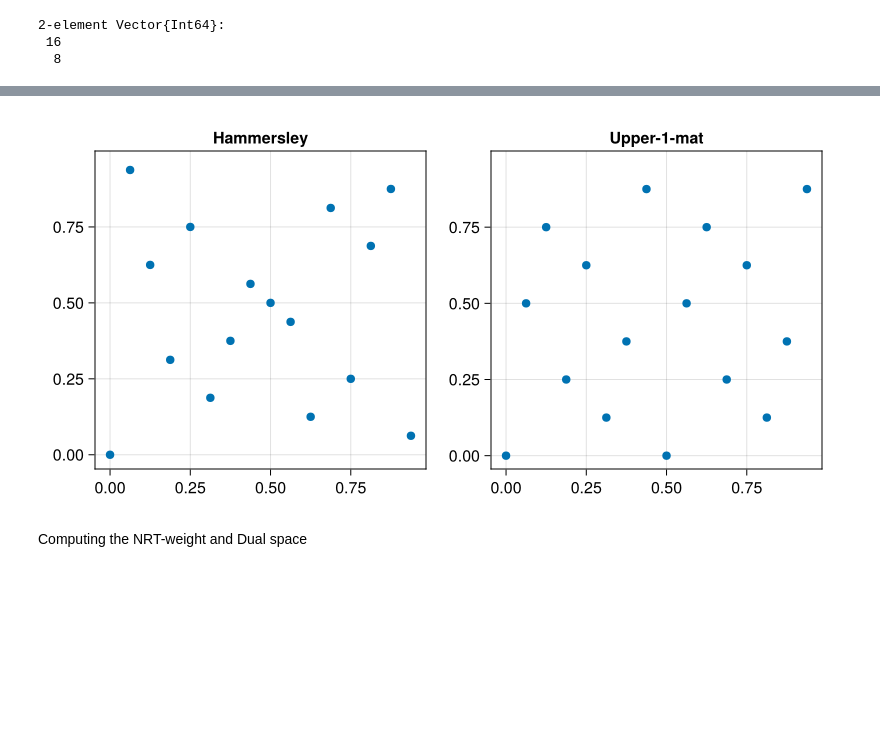
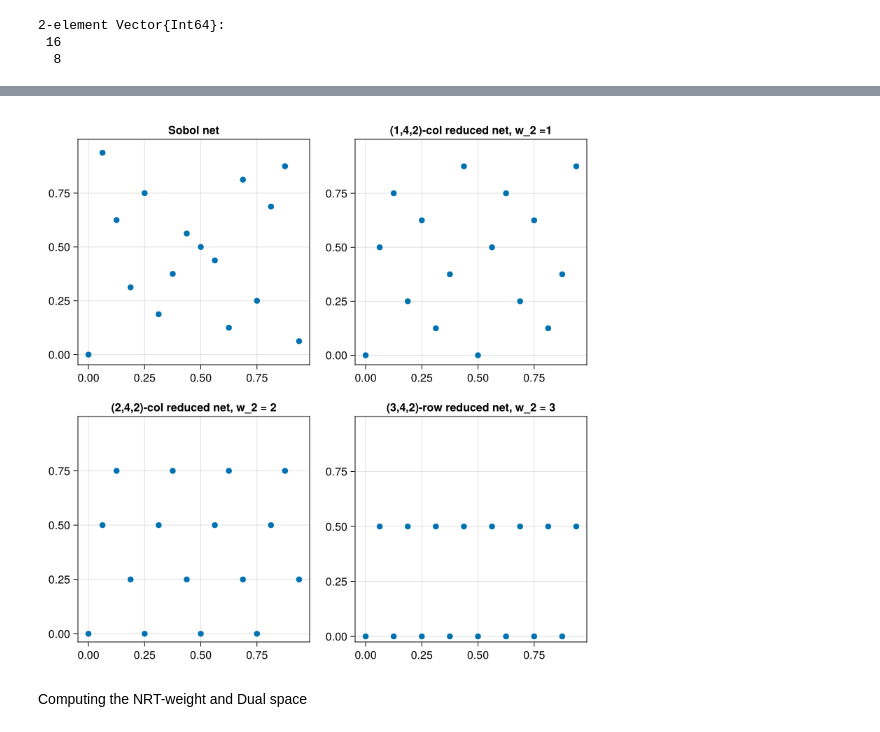
Before and after one commit to Vishnupriya-Anupindi/t_value_experiments, a Jupyter notebook: Reduced_nets.ipynb, the cells around one changed output, grey strips where cells are left out. Saved outputs shown, nothing was run; the diff lists cells and outputs as text; code cells hidden in the pictures; blank space fills up the shorter version.

```diff
--- a/Reduced_nets.ipynb
+++ b/Reduced_nets.ipynb
@@ -232,3 +274,7 @@ unq_coord = [length(pts_j_unq_cr_1), length(pts_j_unq_cr_2)]
 2-element Vector{Int64}:
  16
   8
+# %%
+gen_all_points(C_ccr,b)
+pts_ccr = sort(gen_all_points(C_ccr,b))
+#pts_cr_shift = [pts_cr[i] .+ 0.02 for i in 1:length(pts_cr)]
@@ -304,46 +370,46 @@ pts_rrr_shift = [pts_rrr[i] .+ 0.02 for i in 1:length(pts_rrr)]
 # %%
 #set_theme!(theme_ggplot2())
 # %%
-fig = Figure(resolution = (800, 400))
+fig = Figure(resolution = (800, 800))
 
 #kwargs = (; xminorticksvisible = true, xminorgridvisible = true)
 #xticks = [0.0, 0.5, 1.0], yticks = [0.0, 0.5, 1.0]
 #xminorticks = IntervalsBetween(4), xminorticksvisible = true, ygridvisible = false
 #limits = (nothing,nothing, -0.05, 1)
 
 #ax = Axis(fig[1,1], title = "", limits = (nothing,nothing, -0.05, 1))
 #scatter!( Point2.(pts) )
 
-ax = Axis(fig[1,1],title = "Hammersley",limits = (nothing,nothing, nothing, 1), xticks = [0.0, 0.25, 0.5, 0.75], yticks = [0.0, 0.25, 0.5, 0.75], xminorgridvisible = false, yminorticksvisible = false)
+ax = Axis(fig[1,1],title = "Sobol net",limits = (nothing,nothing, nothing, 1), xticks = [0.0, 0.25, 0.5, 0.75], yticks = [0.0, 0.25, 0.5, 0.75], xminorgridvisible = false, yminorticksvisible = false)
 scatter!( Point2.(pts))
 
 #ax = Axis(fig[1,1], title = "(0,4,2)- net", limits = (nothing,nothing, nothing, 1),  xticks = [0.0, 0.25, 0.5, 0.75], xminorticks = IntervalsBetween(4), xminorticksvisible = true, yticks = [0.0, 0.25, 0.5, 0.75],  xminorgridvisible = true, yminorticksvisible = false, ygridvisible = false)
 #scatter!( Point2.(pts_shift) )
 
-ax = Axis(fig[1,2], title = "Upper-1-mat", limits = (nothing,nothing, nothing, 1), xticks = [0.0, 0.25, 0.5, 0.75], yticks = [0.0, 0.25, 0.5, 0.75],xminorgridvisible = false, yminorticksvisible = false)
+ax = Axis(fig[1,2], title = "(1,$m,2)-col reduced net, w_2 =1", limits = (nothing,nothing, nothing, 1), xticks = [0.0, 0.25, 0.5, 0.75], yticks = [0.0, 0.25, 0.5, 0.75],xminorgridvisible = false, yminorticksvisible = false)
 scatter!( Point2.(pts_cr) )
 
-#ax = Axis(fig[2,1], title = "(2,5,2)-row reduced net, w_2 = 2", limits = (nothing,nothing, nothing, 1), xticks = [0.0, 0.25, 0.5, 0.75], yticks = [0.0, 0.25, 0.5, 0.75],xminorgridvisible = false, yminorticksvisible = false)
-#scatter!( Point2.(pts_rr_shift) )
+ax = Axis(fig[2,1], title = "(2,$m,2)-col reduced net, w_2 = 2", limits = (nothing,nothing, nothing, 1), xticks = [0.0, 0.25, 0.5, 0.75], yticks = [0.0, 0.25, 0.5, 0.75],xminorgridvisible = false, yminorticksvisible = false)
+scatter!( Point2.(pts_ccr) )
 
-#ax = Axis(fig[2,2], title = "(2,5,2)-row reduced net, w_2 = 3", limits = (nothing,nothing, nothing, 1), xticks = [0.0, 0.5, 1.0], yticks = [0.0, 0.5, 1.0],xminorgridvisible = false, yminorticksvisible = false)
-#scatter!( Point2.(pts_rrr_shift) )
+ax = Axis(fig[2,2], title = "(3,$m,2)-row reduced net, w_2 = 3", limits = (nothing,nothing, nothing, 1), xticks = [0.0, 0.25, 0.5, 0.75], yticks = [0.0, 0.25, 0.5, 0.75],xminorgridvisible = false, yminorticksvisible = false)
+scatter!( Point2.(pts_rr) )
 
 
 #ax = Axis(fig[1,2], title = "(2,4,2)-row reduced net, w_2 = 1", limits = (nothing,nothing, nothing, 1),  xticks = [0.0, 0.25, 0.5, 0.75], xminorticks = IntervalsBetween(2), xminorticksvisible = true, yticks = [0.0, 0.25, 0.5, 0.75],  xminorgridvisible = true, yminorticksvisible = false, ygridvisible = false)
 #scatter!( Point2.(pts_cr_shift) )
 
 #ax = Axis(fig[1,3], title = "(2,4,2)-row reduced net, w_2 = 2", limits = (nothing,nothing, nothing, 1),  xticks = [0.0, 0.25, 0.5, 0.75], xminorticks = IntervalsBetween(2), xminorticksvisible = true, yticks = [0.0, 0.25, 0.5, 0.75],  xminorgridvisible = true, yminorticksvisible = false, ygridvisible = false)
 #scatter!( Point2.(pts_rr_shift) )
 
 #ax = Axis(fig[1,3], title = "col-row reduced point set")
 #scatter!( Point2.(pts_rr) )
 
 #save("Plots/Digital_net_t2_w123_rowred_m5_shift.png", fig)
 #save("Plots/Digital_net_t2_w123_rowred_m5_shift.svg", fig)
 fig
 # %% [output]
-[figure, old version]
+[figure, new version]
 # %% [markdown]
 Computing the NRT-weight and Dual space
 # %%
```
Also changed, not shown: parts of 9 cells of this notebook.
